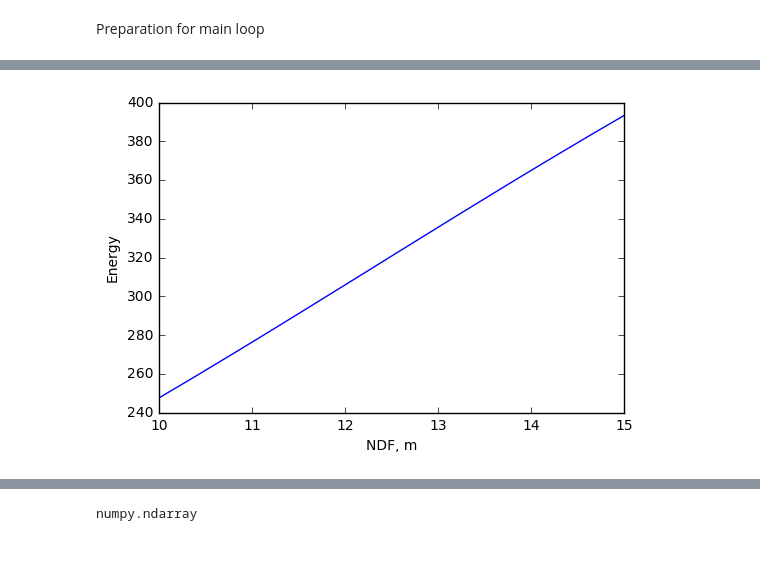
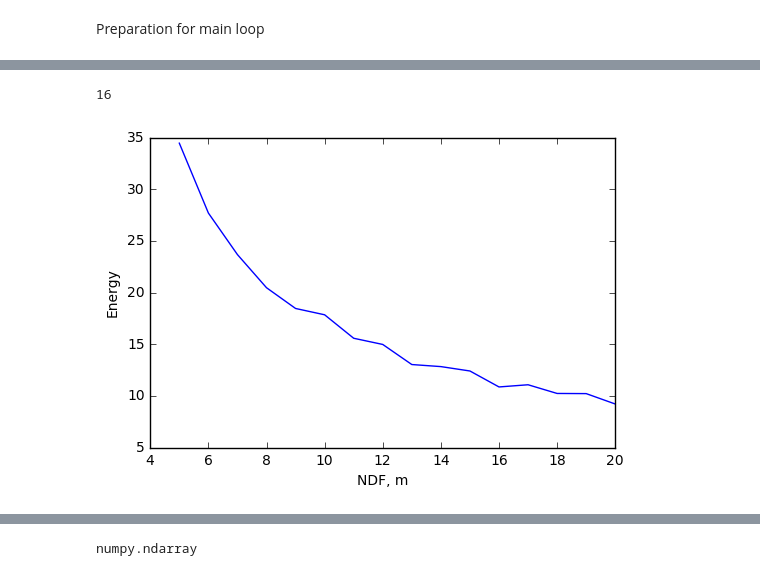
Before and after one commit to IlyaGukov/laserStuff, a Jupyter notebook: NALM/Actual_main.ipynb, the cells around one changed output, grey strips where cells are left out. Drawn from its saved outputs; the diff is of its cells as text; code cells hidden in the pictures.

```diff
--- a/NALM/Actual_main.ipynb
+++ b/NALM/Actual_main.ipynb
@@ -172,2 +158,7 @@ array([ -2.84401346e-05 +8.08375769e-06j,
+# %%
+results = pd.read_csv('threshold_energies.csv')
+# %%
+power = np.array(results[' power W'])
+length = np.array(results['length m'])/1000
 # %%
 #Lndf = np.linspace(10e-3,15e-3,25)
@@ -176,10 +196,15 @@ NDF = np.array([NALM(50,5e-3,input_pulse,48,diff, diff) for diff in Diff])
+# %%
+a110 = np.array([np.array([complex(aa) for aa in st110[str(l)]]) for l in length])
+len(a110)
+# %% [output]
+16
 # %%
-Energy = np.array([np.sum(np.abs(n)**2)*dt for n in NDF])
+Energy = np.array([np.sum(np.abs(n)**2)*dt for n in stp190])
 # %%
-plt.plot(Lndf*1000,Energy)
+plt.plot(length*1000,Energy)
 plt.xlabel('NDF, m')
 plt.ylabel('Energy')
-plt.savefig('energyNDF.png')
+plt.savefig('energyNDF190_1.png')
 plt.show()
 # %% [output]
-[figure, old version]
+[figure, new version]
```
Also changed, not shown: parts of 19 cells of this notebook, 15 other files.
